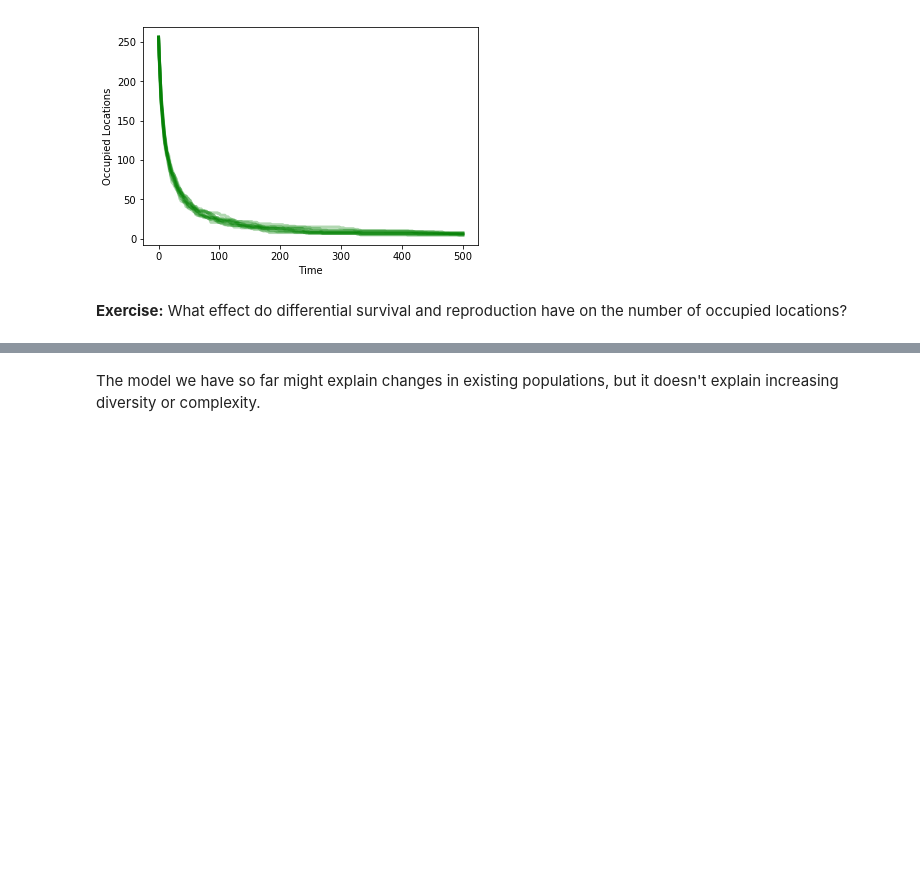
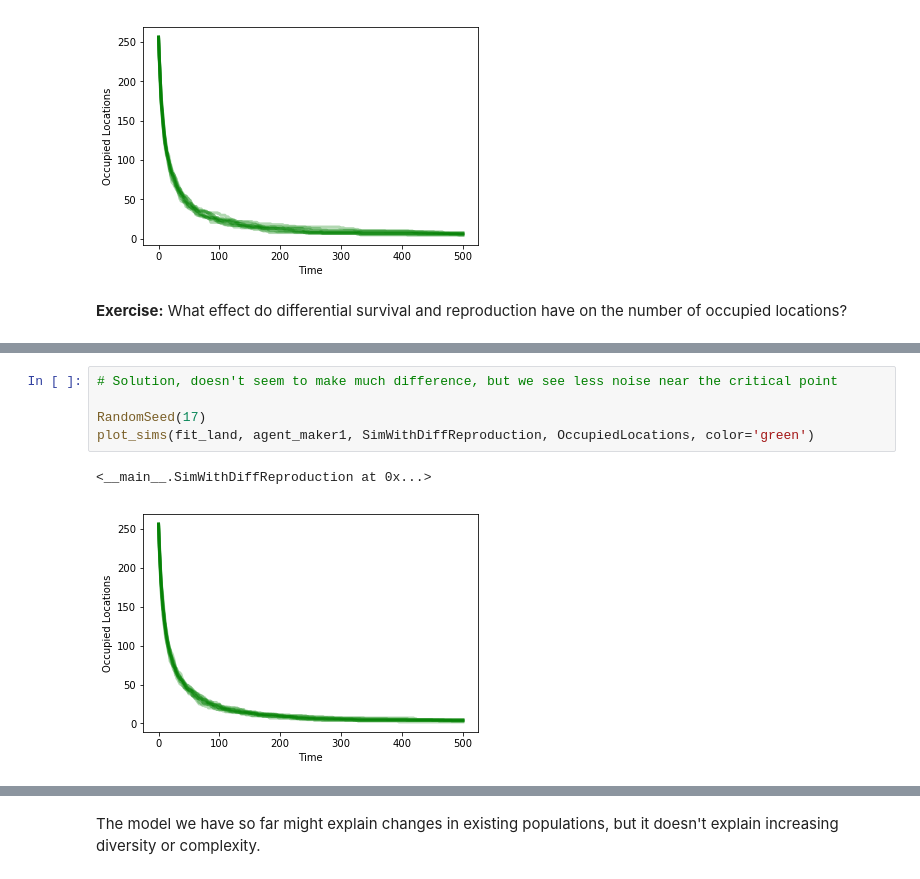
Before and after one commit to SeunginLyu/ThinkComplexity2, a Jupyter notebook: code/chap11mine.ipynb, the cells around one changed output, grey strips where cells are left out. Cells and saved outputs as stored; diff of their text form; blank space fills up the shorter version.

```diff
--- a/code/chap11mine.ipynb
+++ b/code/chap11mine.ipynb
@@ -567,0 +602,8 @@ plot_sims(fit_land, agent_maker1, Simulation, OccupiedLocations, color='green')
+# %%
+# Solution, doesn't seem to make much difference, but we see less noise near the critical point
+
+RandomSeed(17)
+plot_sims(fit_land, agent_maker1, SimWithDiffReproduction, OccupiedLocations, color='green')
+# %% [output]
+<__main__.SimWithDiffReproduction at 0x...>
+[figure, added]
```
Also changed, not shown: parts of 33 cells of this notebook.
